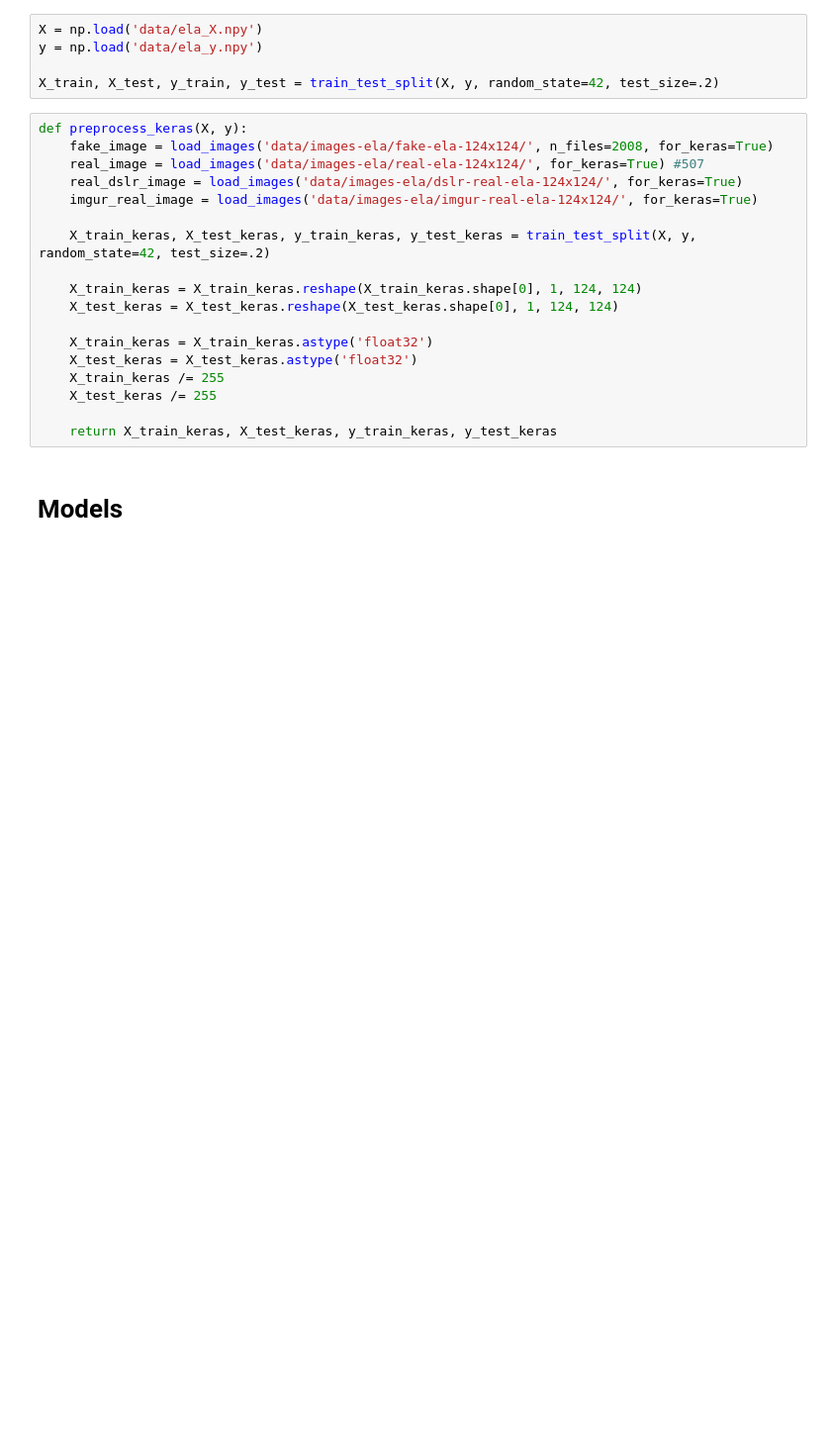
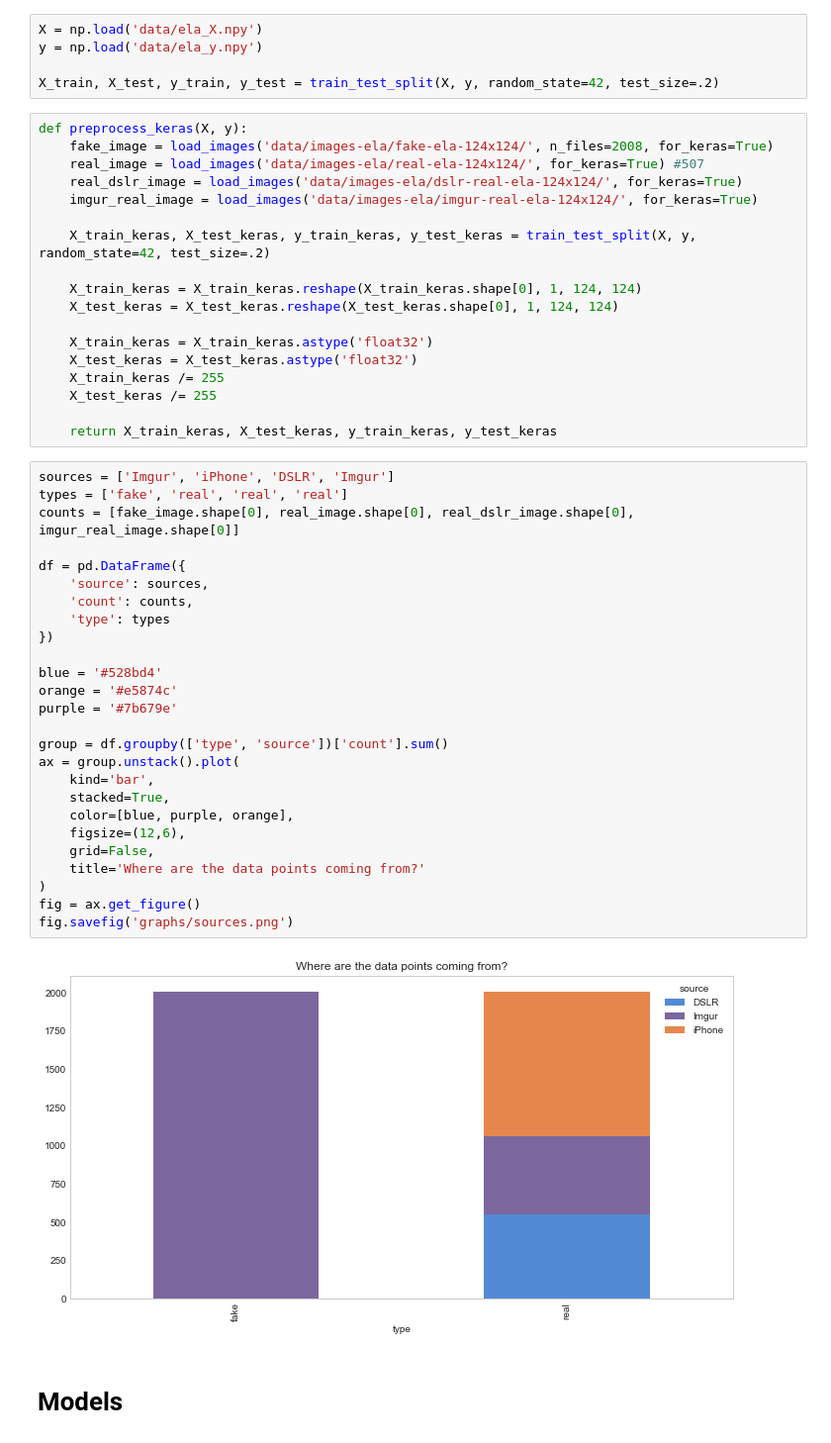
Before and after one commit to ranleung/isthisimagefake, a Jupyter notebook: EDA.ipynb, the cells around one changed output. Shown at 99% size. Drawn from its saved outputs; the diff is of its cells as text; blank space fills up the shorter version.

Commit message:
Add sources chart generated from EDA notebook

```diff
--- a/EDA.ipynb
+++ b/EDA.ipynb
@@ -267,6 +266,34 @@ def preprocess_keras(X, y):
     X_test_keras /= 255
 
     return X_train_keras, X_test_keras, y_train_keras, y_test_keras
+# %%
+sources = ['Imgur', 'iPhone', 'DSLR', 'Imgur']
+types = ['fake', 'real', 'real', 'real']
+counts = [fake_image.shape[0], real_image.shape[0], real_dslr_image.shape[0], imgur_real_image.shape[0]]
+
+df = pd.DataFrame({
+    'source': sources,
+    'count': counts,
+    'type': types
+})
+
+blue = '#528bd4'
+orange = '#e5874c'
+purple = '#7b679e'
+
+group = df.groupby(['type', 'source'])['count'].sum()
+ax = group.unstack().plot(
+    kind='bar',
+    stacked=True,
+    color=[blue, purple, orange],
+    figsize=(12,6),
+    grid=False,
+    title='Where are the data points coming from?'
+)
+fig = ax.get_figure()
+fig.savefig('graphs/sources.png')
+# %% [output]
+[figure, added]
 # %% [markdown]
 # Models
 # %% [markdown]
```
Also changed, not shown: parts of 3 cells of this notebook, 1 other file.
